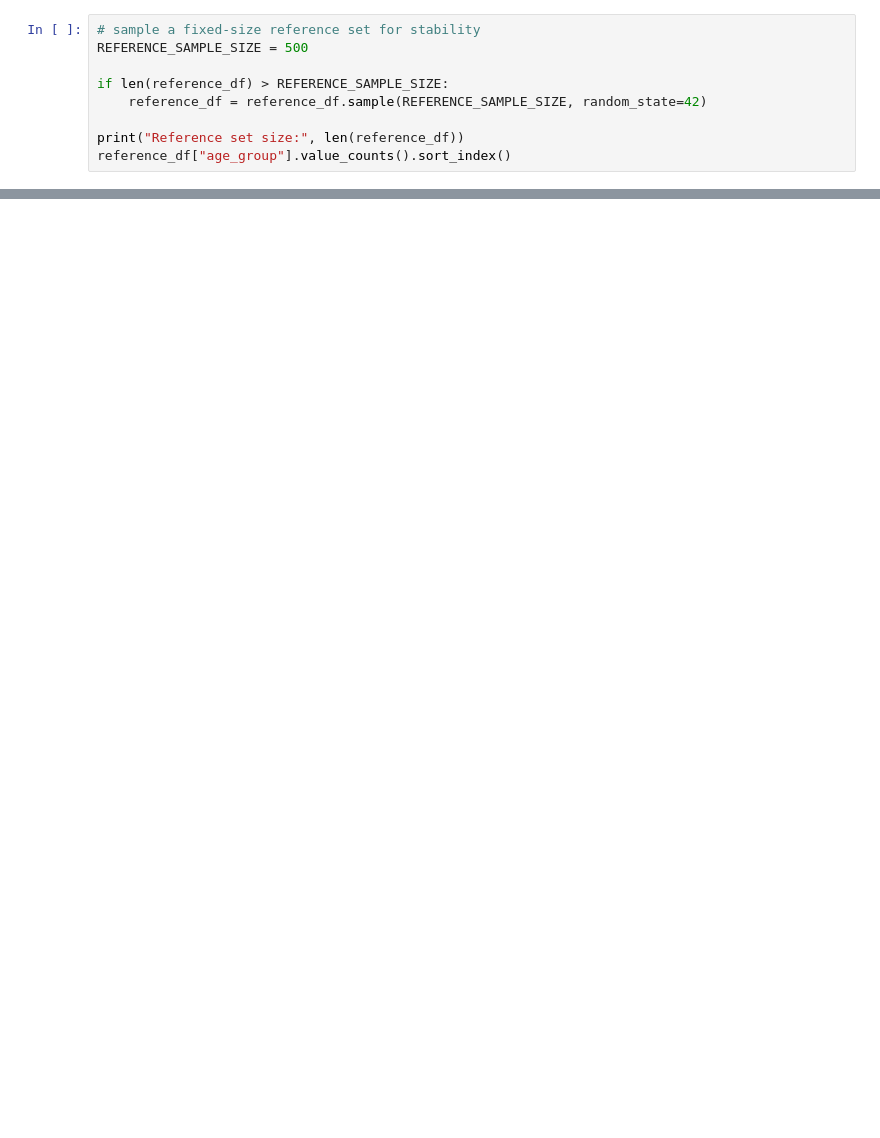
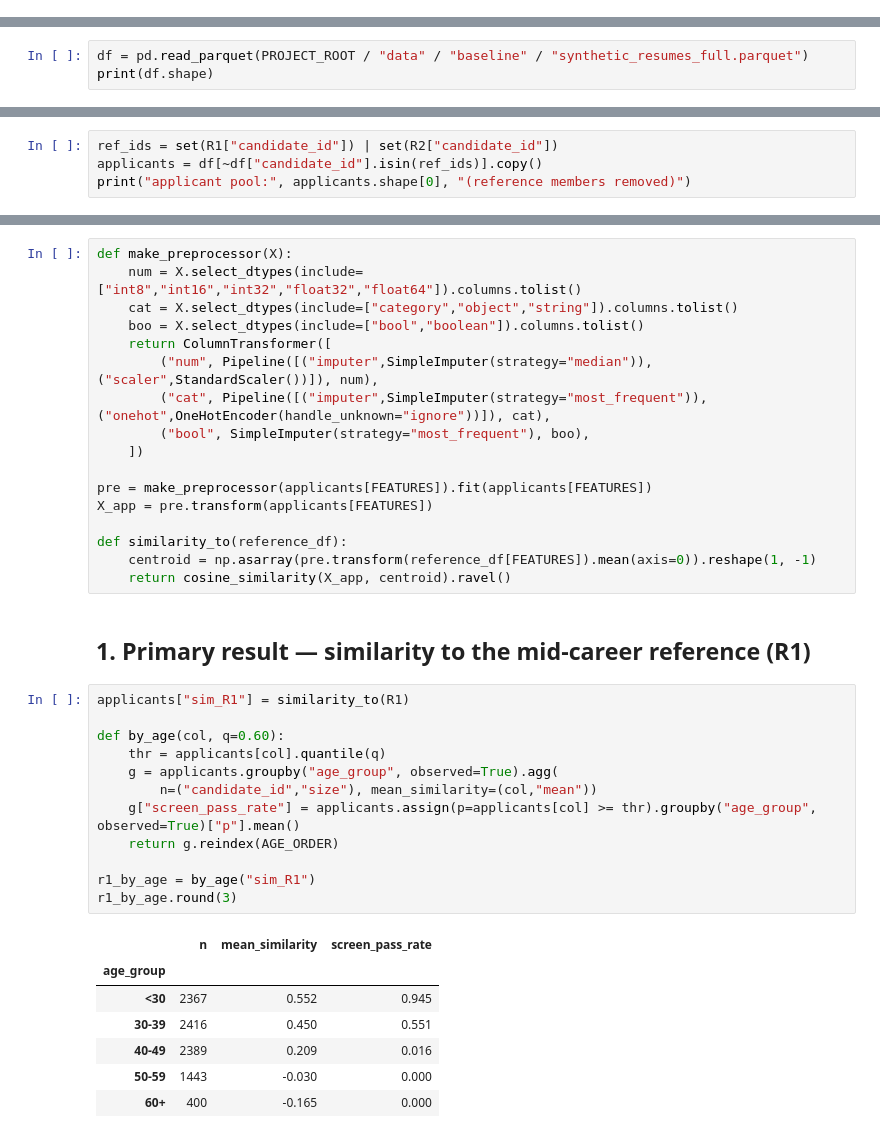
Before and after one commit to mualexander/ucbai-cs-resumefilter, a Jupyter notebook: notebooks/06_similarity_screening_experiment.ipynb, the cells around one changed output, grey strips where cells are left out. Cells and saved outputs as stored; diff of their text form; blank space fills up the shorter version.

```diff
--- a/notebooks/06_similarity_screening_experiment.ipynb
+++ b/notebooks/06_similarity_screening_experiment.ipynb
@@ -173,9 +0,0 @@ dtype: int64
-# %%
-# sample a fixed-size reference set for stability
-REFERENCE_SAMPLE_SIZE = 500
-
-if len(reference_df) > REFERENCE_SAMPLE_SIZE:
-    reference_df = reference_df.sample(REFERENCE_SAMPLE_SIZE, random_state=42)
-
-print("Reference set size:", len(reference_df))
-reference_df["age_group"].value_counts().sort_index()
@@ -652,0 +37,3 @@ matched_pairs_scored.to_parquet(
+# %%
+df = pd.read_parquet(PROJECT_ROOT / "data" / "baseline" / "synthetic_resumes_full.parquet")
+print(df.shape)
@@ -652,0 +95,4 @@ matched_pairs_scored.to_parquet(
+# %%
+ref_ids = set(R1["candidate_id"]) | set(R2["candidate_id"])
+applicants = df[~df["candidate_id"].isin(ref_ids)].copy()
+print("applicant pool:", applicants.shape[0], "(reference members removed)")
@@ -652,0 +107,39 @@ matched_pairs_scored.to_parquet(
+# %%
+def make_preprocessor(X):
+    num = X.select_dtypes(include=["int8","int16","int32","float32","float64"]).columns.tolist()
+    cat = X.select_dtypes(include=["category","object","string"]).columns.tolist()
+    boo = X.select_dtypes(include=["bool","boolean"]).columns.tolist()
+    return ColumnTransformer([
+        ("num", Pipeline([("imputer",SimpleImputer(strategy="median")),("scaler",StandardScaler())]), num),
+        ("cat", Pipeline([("imputer",SimpleImputer(strategy="most_frequent")),("onehot",OneHotEncoder(handle_unknown="ignore"))]), cat),
+        ("bool", SimpleImputer(strategy="most_frequent"), boo),
+    ])
+
+pre = make_preprocessor(applicants[FEATURES]).fit(applicants[FEATURES])
+X_app = pre.transform(applicants[FEATURES])
+
+def similarity_to(reference_df):
+    centroid = np.asarray(pre.transform(reference_df[FEATURES]).mean(axis=0)).reshape(1, -1)
+    return cosine_similarity(X_app, centroid).ravel()
+# %% [markdown]
+## 1. Primary result — similarity to the mid-career reference (R1)
+# %%
+applicants["sim_R1"] = similarity_to(R1)
+
+def by_age(col, q=0.60):
+    thr = applicants[col].quantile(q)
+    g = applicants.groupby("age_group", observed=True).agg(
+        n=("candidate_id","size"), mean_similarity=(col,"mean"))
+    g["screen_pass_rate"] = applicants.assign(p=applicants[col] >= thr).groupby("age_group", observed=True)["p"].mean()
+    return g.reindex(AGE_ORDER)
+
+r1_by_age = by_age("sim_R1")
+r1_by_age.round(3)
+# %% [output]
+|  | n | mean_similarity | screen_pass_rate |
+| age_group |  |  |  |
+| <30 | 2367 | 0.552 | 0.945 |
+| 30-39 | 2416 | 0.450 | 0.551 |
+| 40-49 | 2389 | 0.209 | 0.016 |
+| 50-59 | 1443 | -0.030 | 0.000 |
+| 60+ | 400 | -0.165 | 0.000 |
```
Also changed, not shown: parts of 77 cells of this notebook, 7 other files.
